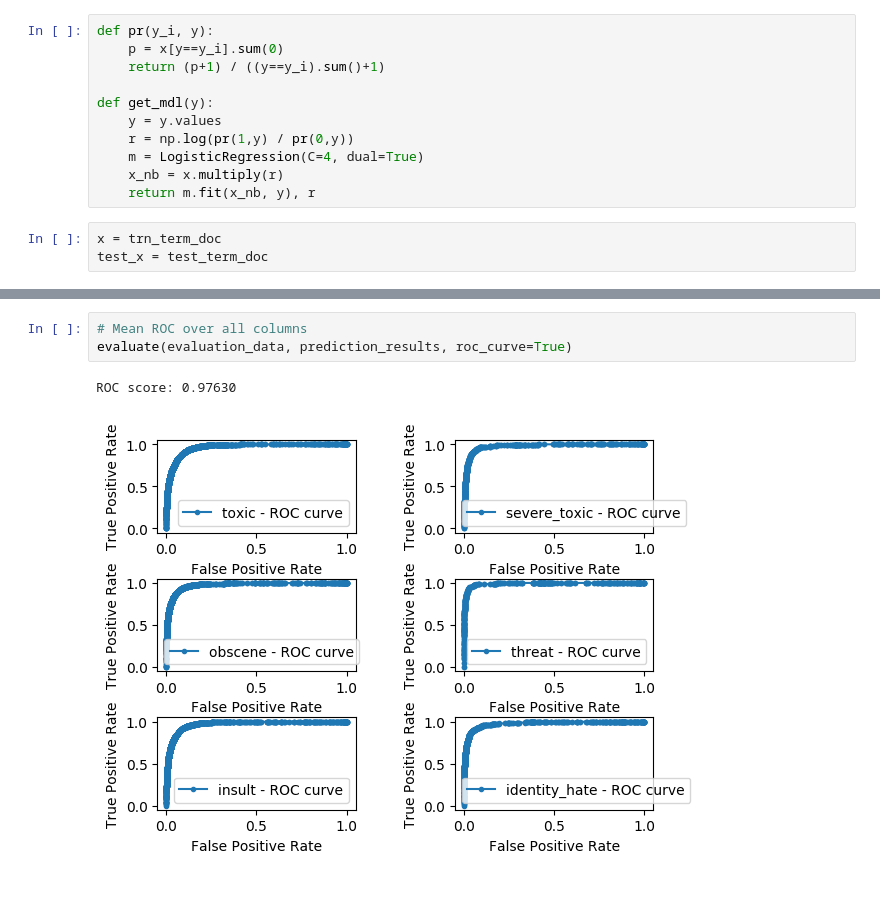
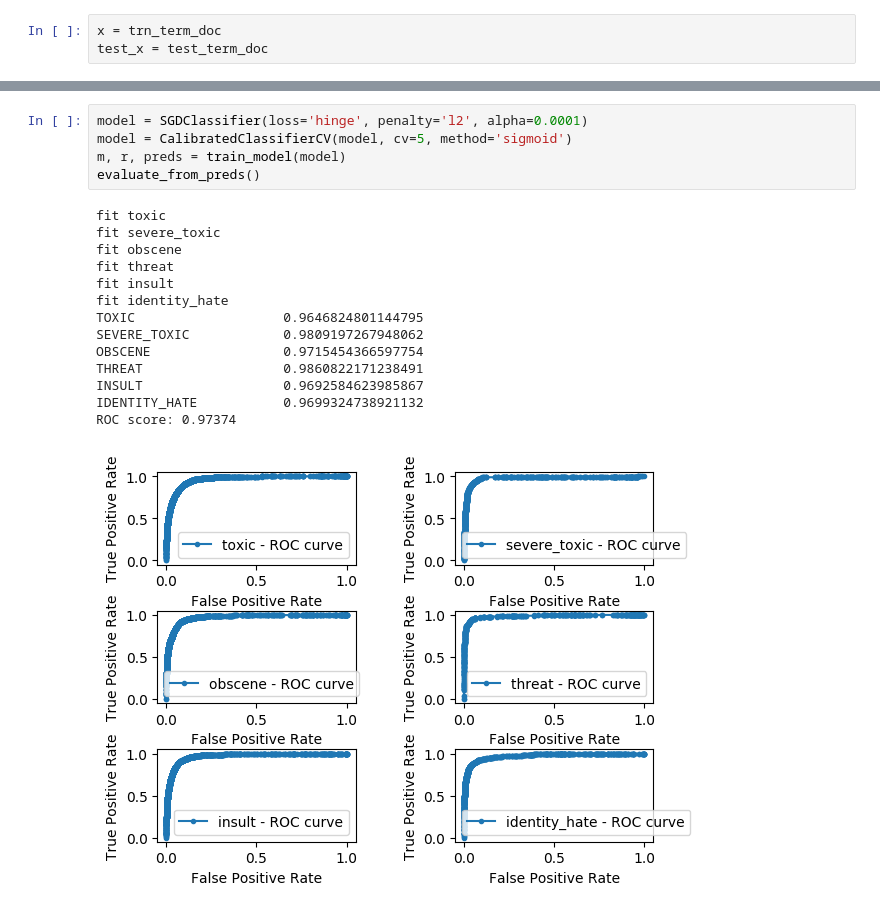
Before and after one commit to trgianglotus/toxicity-classification, a Jupyter notebook: Toxic-comment-classification.ipynb, the cells around one changed output, grey strips where cells are left out. Drawn from its saved outputs; the diff is of its cells as text.

```diff
--- a/Toxic-comment-classification.ipynb
+++ b/Toxic-comment-classification.ipynb
@@ -114,14 +105,3 @@ trn_term_doc, test_term_doc
-# %%
-def pr(y_i, y):
-    p = x[y==y_i].sum(0)
-    return (p+1) / ((y==y_i).sum()+1)
-
-def get_mdl(y):
-    y = y.values
-    r = np.log(pr(1,y) / pr(0,y))
-    m = LogisticRegression(C=4, dual=True)
-    x_nb = x.multiply(r)
-    return m.fit(x_nb, y), r
 # %%
 x = trn_term_doc
 test_x = test_term_doc
@@ -256,6 +244,20 @@ def evaluate(evaluation_data, prediction_results, roc_curve=False):
-# %%
-# Mean ROC over all columns
-evaluate(evaluation_data, prediction_results, roc_curve=True)
-# %% [output]
-ROC score: 0.97630
-[figure, removed]
+# %%
+model = SGDClassifier(loss='hinge', penalty='l2', alpha=0.0001)
+model = CalibratedClassifierCV(model, cv=5, method='sigmoid')
+m, r, preds = train_model(model)
+evaluate_from_preds()
+# %% [output]
+fit toxic
+fit severe_toxic
+fit obscene
+fit threat
+fit insult
+fit identity_hate
+TOXIC                   0.9646824801144795
+SEVERE_TOXIC            0.9809197267948062
+OBSCENE                 0.9715454366597754
+THREAT                  0.9860822171238491
+INSULT                  0.9692584623985867
+IDENTITY_HATE           0.9699324738921132
+ROC score: 0.97374
+[figure, added]
```
Also changed, not shown: parts of 17 cells of this notebook, 27 other files.
